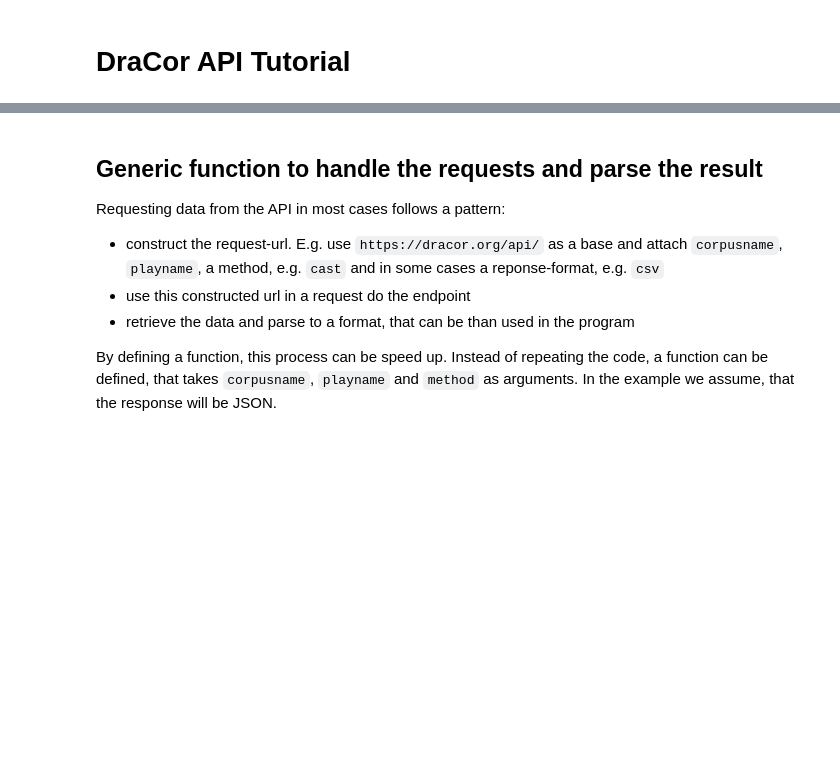
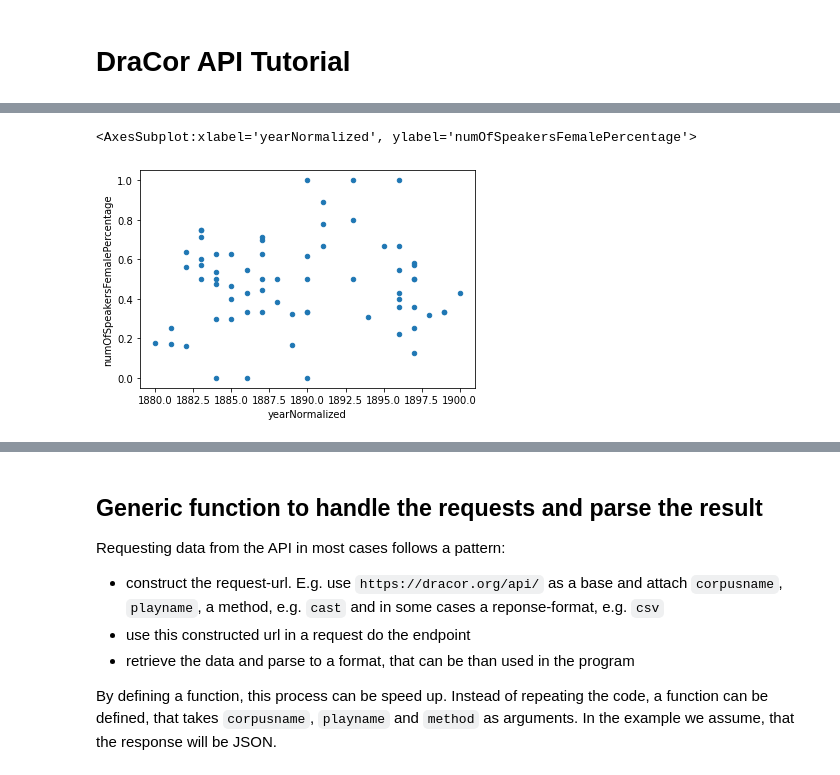
Before and after one commit to dracor-org/dracor-notebooks, a Jupyter notebook: api-tutorial/api-tutorial.ipynb, the cells around one changed output, grey strips where cells are left out. Cells and saved outputs as stored; diff of their text form; code cells hidden in the pictures; blank space fills up the shorter version.

```diff
--- a/api-tutorial/api-tutorial.ipynb
+++ b/api-tutorial/api-tutorial.ipynb
@@ -34,0 +297,8 @@ for corpus in corpora:
+# %%
+# 6. Display the relation of female speaker over time
+speakers_total = metadata_df["numOfSpeakers"]
+metadata_df["numOfSpeakersFemalePercentage"] = metadata_df["numOfSpeakersFemale"] / speakers_total
+metadata_df.plot(x="yearNormalized", y="numOfSpeakersFemalePercentage", kind="scatter")
+# %% [output]
+<AxesSubplot:xlabel='yearNormalized', ylabel='numOfSpeakersFemalePercentage'>
+[figure, added]
```
Also changed, not shown: parts of 68 cells of this notebook.
